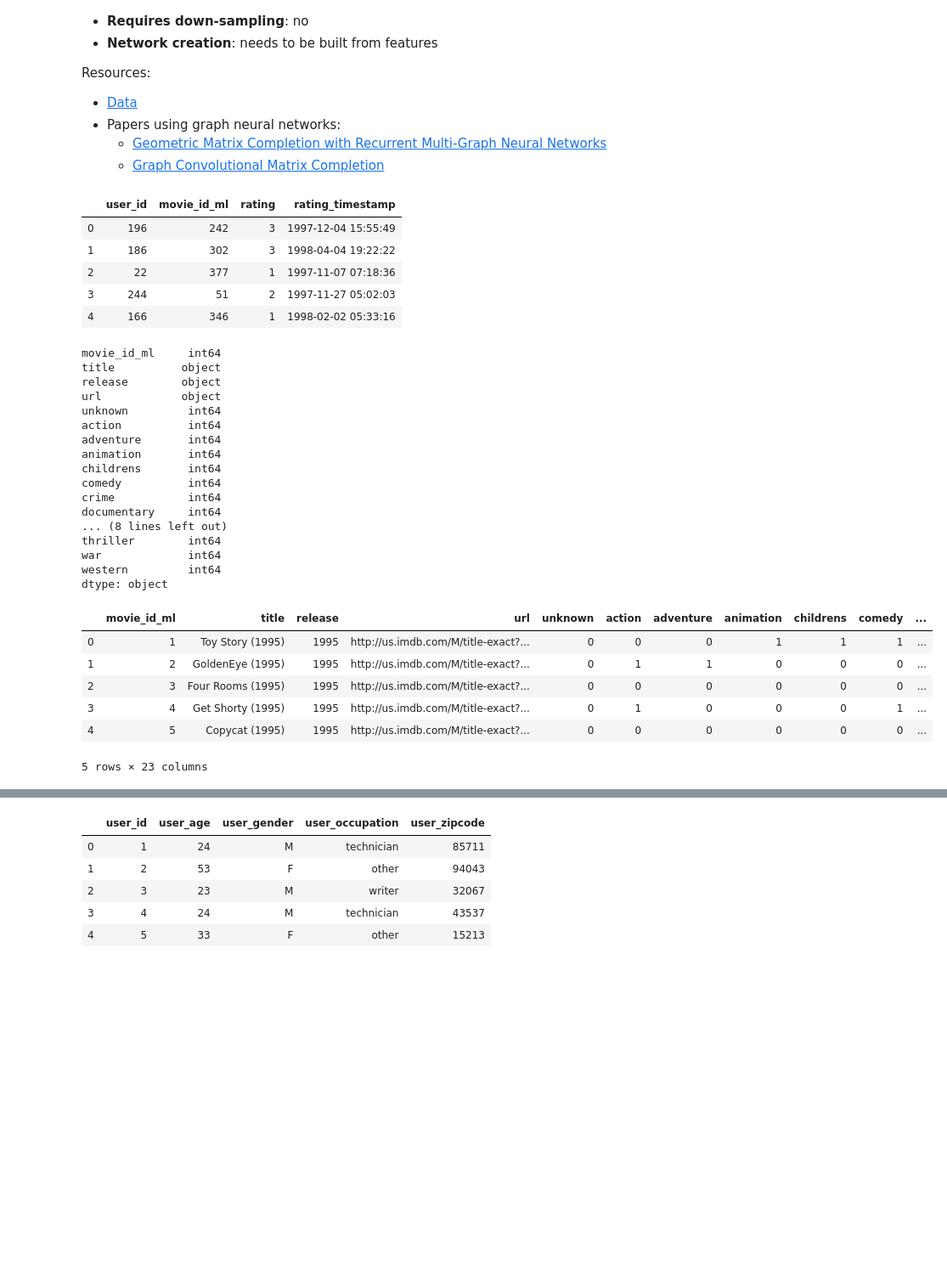
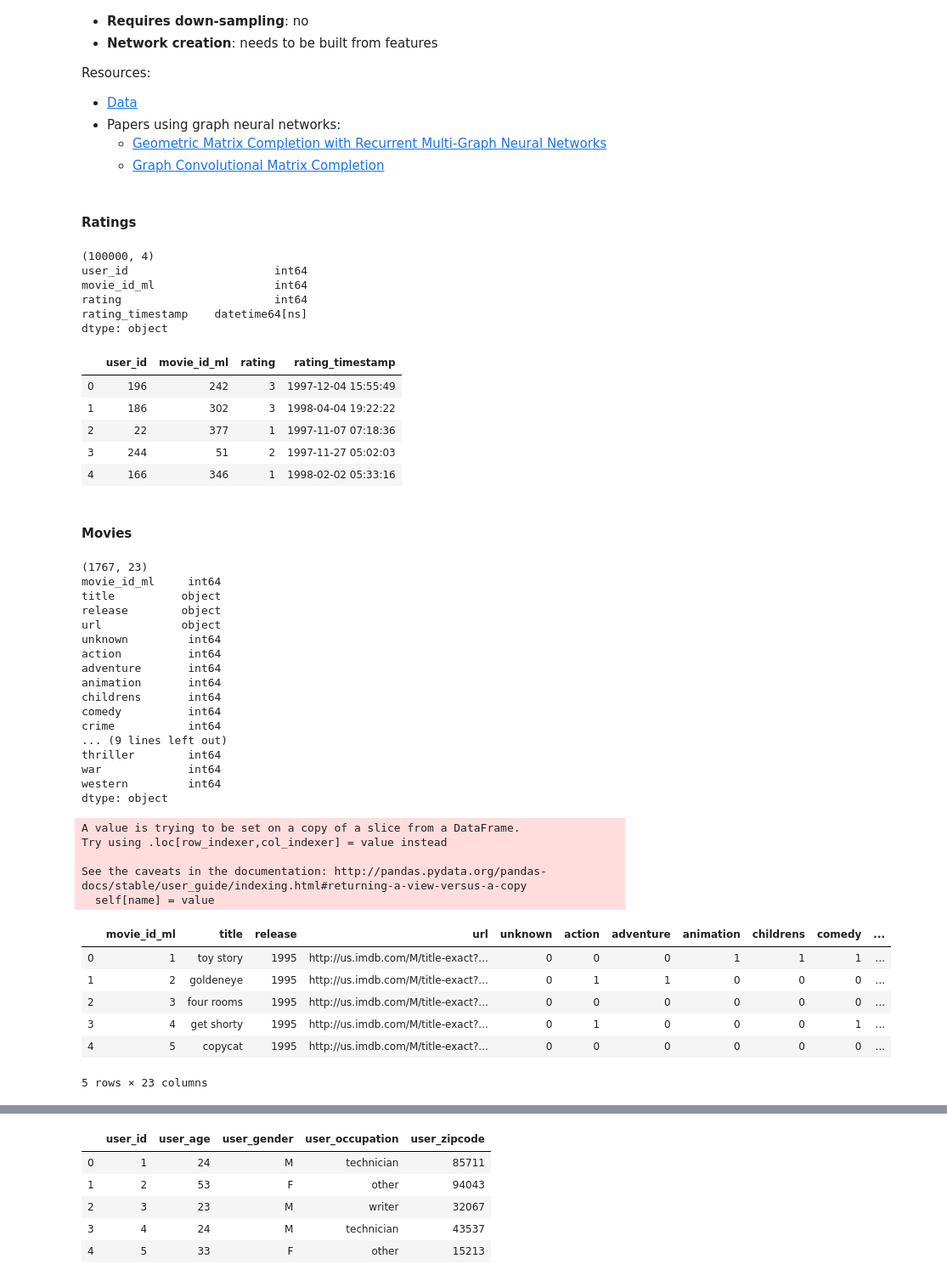
Before and after one commit to Movinder/movielens-imdb-exploration, a Jupyter notebook: data_analysis.ipynb, the cells around one changed output, grey strips where cells are left out. Shown at 85% size. Cells and saved outputs as stored; diff of their text form; code cells hidden in the pictures; blank space fills up the shorter version.

```diff
--- a/data_analysis.ipynb
+++ b/data_analysis.ipynb
@@ -87,54 +88,95 @@ Resources:
 * Papers using graph neural networks:
   * [Geometric Matrix Completion with Recurrent Multi-Graph Neural Networks](https://arxiv.org/abs/1704.06803)
   * [Graph Convolutional Matrix Completion](https://arxiv.org/abs/1706.02263)
+# %% [markdown]
+#### Ratings
 # %%
 column_ratings = ["user_id", "movie_id_ml", "rating", "rating_timestamp"]
 
 df_ratings = pd.read_csv('data/u.data', delimiter='\t', names=column_ratings)
 df_ratings["rating_timestamp"] = pd.to_datetime(df_ratings["rating_timestamp"], unit="s")
+
+print(df_ratings.shape)
+print(df_ratings.dtypes)
 df_ratings.head()
 # %% [output]
+(100000, 4)
+user_id                      int64
+movie_id_ml                  int64
+rating                       int64
+rating_timestamp    datetime64[ns]
+dtype: object
 |  | user_id | movie_id_ml | rating | rating_timestamp |
 | 0 | 196 | 242 | 3 | 1997-12-04 15:55:49 |
 | 1 | 186 | 302 | 3 | 1998-04-04 19:22:22 |
 | 2 | 22 | 377 | 1 | 1997-11-07 07:18:36 |
 | 3 | 244 | 51 | 2 | 1997-11-27 05:02:03 |
 | 4 | 166 | 346 | 1 | 1998-02-02 05:33:16 |
+# %% [markdown]
+#### Movies
+# %%
+def clean_movie_title(movie_title):
+    if movie_title.split(" ")[-1].startswith("("):
+        # remove year from the title, e.g. Toy Story (1995) --> Toy Story
+        movie_title = (" ".join(movie_title.split(" ")[:-1])).strip()
+
+    if movie_title.title().split(',')[-1].strip() in ['The', 'A']:
+        # article + movie title, e.g. Saint, The --> The Saint
+        movie_title = (movie_title.title().split(',')[-1].strip() + " " + " ".join(movie_title.title().split(',')[:-1])).strip()
+
+    # otherwise, it was converting The Devil's Advocate to The Devil'S Advocate
+    movie_title = movie_title.lower()
+    return movie_title
 # %%
 column_item = ["movie_id_ml", "title", "release", "vrelease", "url", "unknown",
                     "action", "adventure", "animation", "childrens", "comedy",
                    "crime", "documentary", "drama", "fantasy", "noir", "horror",
                    "musical", "mystery", "romance", "scifi", "thriller",
                    "war", "western"]
 
-df_movie = pd.read_csv('data/u.item', delimiter='|', names=column_item, encoding = "ISO-8859-1")
-df_movie = df_movie.drop(columns=["vrelease"])
-df_movie["release"] = df_movie["release"].apply(lambda x : str(x).split("-")[-1])
+df_ML_movies = pd.read_csv('data/u.item', delimiter='|', names=column_item, encoding = "ISO-8859-1")
+df_ML_movies = df_ML_movies.drop(columns=["vrelease"])
+df_ML_movies["title"] = df_ML_movies["title"].apply(lambda row : clean_movie_title(row))
+df_ML_movies["release"] = df_ML_movies["release"].apply(lambda x : str(x).split("-")[-1])
 
-print(df_movie.dtypes)
-df_movie.head()
+# drop rows where movie starts with brackets, those are some strange names...
+df_ML_movies = df_ML_movies[~df_ML_movies.title.str.startswith("(")]
+
+# handle seven (se7en) movies, creating new rows containing the content of brackets
+_df = df_ML_movies[df_ML_movies.title.str.contains("(", regex=False)]
+_df.title = _df.title.apply(lambda x: re.search(r'\((.*?)\)', x).group(1).strip() if re.search(r'\((.*?)\)', x) else x.strip())
+df_ML_movies = df_ML_movies.append(_df)
+
+print(df_ML_movies.shape)
+print(df_ML_movies.dtypes)
+df_ML_movies.head()
 # %% [output]
+(1767, 23)
 movie_id_ml     int64
 title          object
 release        object
 url            object
 unknown         int64
 action          int64
 adventure       int64
 animation       int64
 childrens       int64
 comedy          int64
 crime           int64
-documentary     int64
-... (8 lines left out)
+... (9 lines left out)
 thriller        int64
 war             int64
 western         int64
 dtype: object
+A value is trying to be set on a copy of a slice from a DataFrame.
+Try using .loc[row_indexer,col_indexer] = value instead
+
+See the caveats in the documentation: http://pandas.pydata.org/pandas-docs/stable/user_guide/indexing.html#returning-a-view-versus-a-copy
+  self[name] = value
 |  | movie_id_ml | title | release | url | unknown | action | adventure | animation | childrens | comedy | ... |
-| 0 | 1 | Toy Story (1995) | 1995 | http://us.imdb.com/M/title-exact?... | 0 | 0 | 0 | 1 | 1 | 1 | ... |
-| 1 | 2 | GoldenEye (1995) | 1995 | http://us.imdb.com/M/title-exact?... | 0 | 1 | 1 | 0 | 0 | 0 | ... |
-| 2 | 3 | Four Rooms (1995) | 1995 | http://us.imdb.com/M/title-exact?... | 0 | 0 | 0 | 0 | 0 | 0 | ... |
-| 3 | 4 | Get Shorty (1995) | 1995 | http://us.imdb.com/M/title-exact?... | 0 | 1 | 0 | 0 | 0 | 1 | ... |
-| 4 | 5 | Copycat (1995) | 1995 | http://us.imdb.com/M/title-exact?... | 0 | 0 | 0 | 0 | 0 | 0 | ... |
+| 0 | 1 | toy story | 1995 | http://us.imdb.com/M/title-exact?... | 0 | 0 | 0 | 1 | 1 | 1 | ... |
+| 1 | 2 | goldeneye | 1995 | http://us.imdb.com/M/title-exact?... | 0 | 1 | 1 | 0 | 0 | 0 | ... |
+| 2 | 3 | four rooms | 1995 | http://us.imdb.com/M/title-exact?... | 0 | 0 | 0 | 0 | 0 | 0 | ... |
+| 3 | 4 | get shorty | 1995 | http://us.imdb.com/M/title-exact?... | 0 | 1 | 0 | 0 | 0 | 1 | ... |
+| 4 | 5 | copycat | 1995 | http://us.imdb.com/M/title-exact?... | 0 | 0 | 0 | 0 | 0 | 0 | ... |
-5 rows × 23 columns
+5 rows × 23 columns
```
Also changed, not shown: parts of 25 cells of this notebook, 7 other files.
